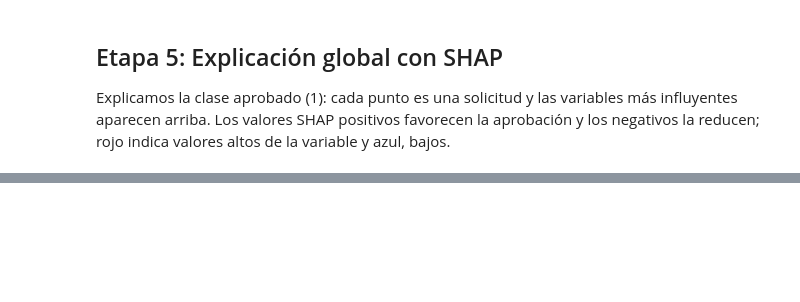
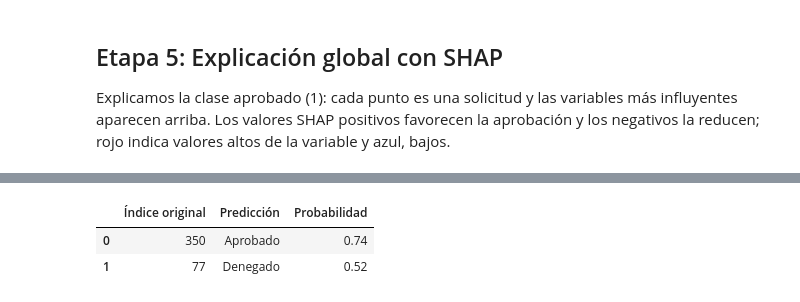
Before and after one commit to memo124/Laboratorio-de-IA-tica-Sesgos-y-Explicabilidad, a Jupyter notebook: main.ipynb, the cells around one changed output, grey strips where cells are left out. Saved outputs shown, nothing was run; the diff lists cells and outputs as text; code cells hidden in the pictures; blank space fills up the shorter version.

```diff
--- a/main.ipynb
+++ b/main.ipynb
@@ -80,0 +132,19 @@ plt.show()
+# %%
+predicciones = pd.Series(y_pred)
+assert 1 in predicciones.values and 0 in predicciones.values
+pos_aprobado = predicciones[predicciones == 1].index[0]
+pos_denegado = predicciones[predicciones == 0].index[0]
+clase_denegado = list(rf_model.classes_).index(0)
+probabilidades = rf_model.predict_proba(X_test_prep)
+
+casos = pd.DataFrame({
+    "Índice original": X_test_prep.index[[pos_aprobado, pos_denegado]],
+    "Predicción": ["Aprobado", "Denegado"],
+    "Probabilidad": [probabilidades[pos_aprobado, clase_aprobado],
+                     probabilidades[pos_denegado, clase_denegado]]
+})
+display(casos)
+# %% [output]
+|  | Índice original | Predicción | Probabilidad |
+| 0 | 350 | Aprobado | 0.74 |
+| 1 | 77 | Denegado | 0.52 |
```
Also changed, not shown: parts of 21 cells of this notebook.
